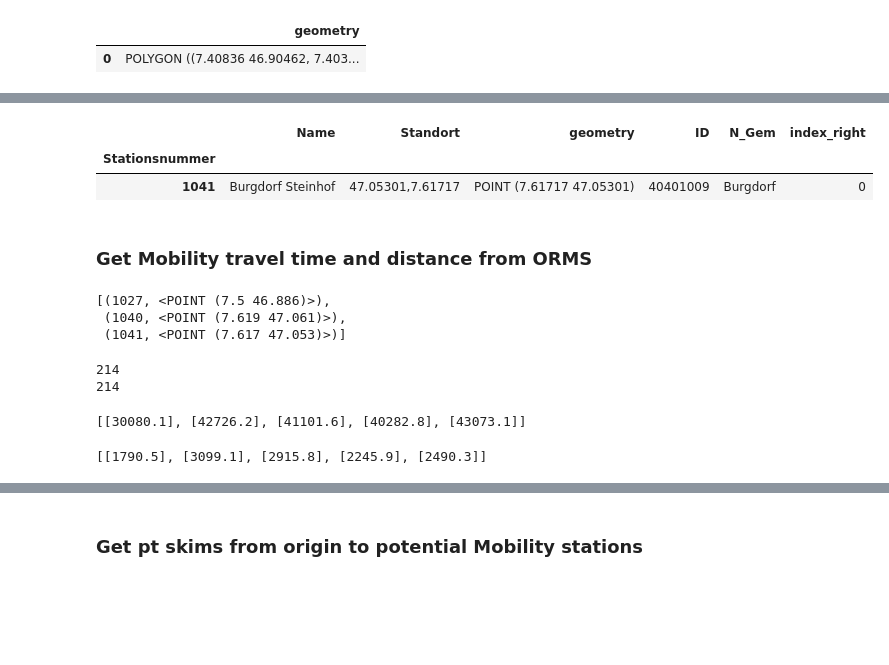
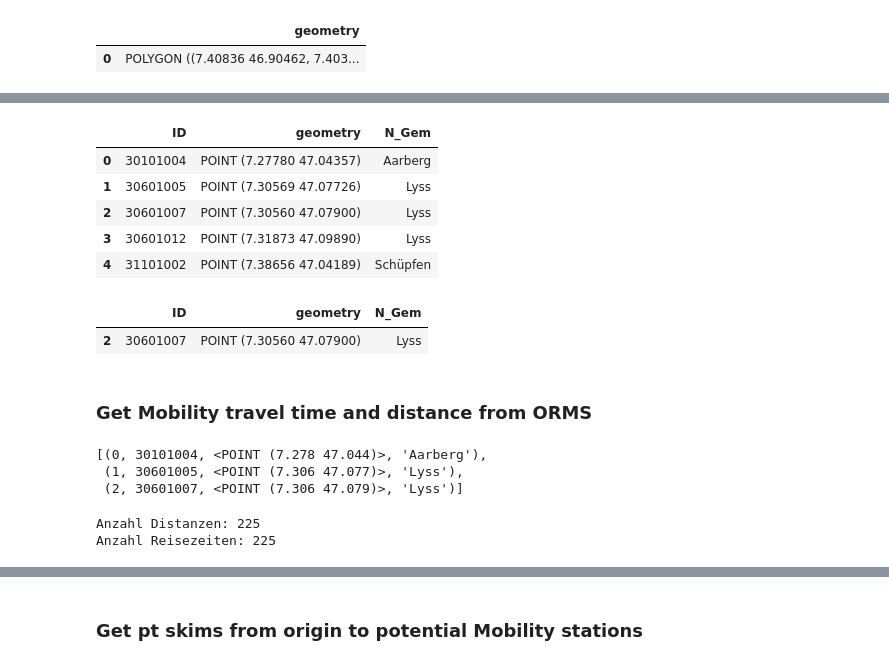
Before and after one commit to jlieberherr/mobility-station-finder, a Jupyter notebook: mobility-station-finder.ipynb, the cells around one changed output, grey strips where cells are left out. Drawn from its saved outputs; the diff is of its cells as text; code cells hidden in the pictures; blank space fills up the shorter version.

```diff
--- a/mobility-station-finder.ipynb
+++ b/mobility-station-finder.ipynb
@@ -163,3 +133,3 @@ df_dest = gpd.GeoDataFrame({'geometry': [dest_point]}, crs="EPSG:4326")
 # %%
-orig_zone = gpd.sjoin(df_orig, df_npvm_zones)
-dest_zone = gpd.sjoin(df_dest, df_npvm_zones)
+gdf_orig_with_zone = gpd.sjoin(gdf_orig, gdf_npvm_zones)[["ID", "N_Gem", "geometry"]]
+gdf_dest_zone = gpd.sjoin(gdf_orig, gdf_npvm_zones)[["ID", "N_Gem", "geometry"]]
@@ -170,4 +150,4 @@ orig_zone_id = orig_zone["ID"].item()
 # %%
-search_area_orig = gpd.GeoDataFrame(geometry=df_orig.to_crs(2026).buffer(5*1000).to_crs(4326), crs="EPSG:4326")
-search_area_dest = gpd.GeoDataFrame(geometry=df_dest.to_crs(2026).buffer(50*1000).to_crs(4326), crs="EPSG:4326")
+gdf_circle_around_orig  = gpd.GeoDataFrame(geometry=gdf_orig_with_zone.to_crs(2026).buffer(5*1000).to_crs(4326), crs="EPSG:4326")
+gdf_circle_around_dest = gpd.GeoDataFrame(geometry=gdf_dest_zone.to_crs(2026).buffer(50*1000).to_crs(4326), crs="EPSG:4326")
 # %%
@@ -198,4 +163,4 @@ mobility_zone.head()
 # %%
-orig_zone_mobility_stations = gpd.sjoin(mobility_zone, search_area_orig)
-dest_zone_mobility_stations = gpd.sjoin(mobility_zone, search_area_dest)
+gdf_npvm_zones_with_mobility_station_in_orig_circle = gpd.sjoin(gdf_npvm_zones_with_mobility_station, gdf_circle_around_orig)
+gdf_npvm_zones_with_mobility_station_in_dest_circle = gpd.sjoin(gdf_npvm_zones_with_mobility_station, gdf_circle_around_dest)
 # %%
@@ -209,3 +190,3 @@ len(dest_zone_mobility_stations)
 # %%
-potential_mobility_stations = pd.concat([orig_zone_mobility_stations, dest_zone_mobility_stations]).groupby("Stationsnummer").first()
+gdf_npvm_zones_with_potential_mobility_station = pd.concat([gdf_npvm_zones_with_mobility_station_in_orig_circle, gdf_npvm_zones_with_mobility_station_in_dest_circle]).groupby("ID").first().reset_index().drop(["index_right"], axis=1)
 # %%
@@ -225,9 +196,17 @@ potential_mobility_stations.tail().drop(["index_right"], axis=1)
+# %%
+gdf_npvm_zones_with_potential_mobility_station.head()
+# %% [output]
+|  | ID | geometry | N_Gem |
+| 0 | 30101004 | POINT (7.27780 47.04357) | Aarberg |
+| 1 | 30601005 | POINT (7.30569 47.07726) | Lyss |
+| 2 | 30601007 | POINT (7.30560 47.07900) | Lyss |
+| 3 | 30601012 | POINT (7.31873 47.09890) | Lyss |
+| 4 | 31101002 | POINT (7.38656 47.04189) | Schüpfen |
 # %%
-potential_mobility_stations.loc[[1041]]
+gdf_npvm_zones_with_potential_mobility_station[gdf_npvm_zones_with_potential_mobility_station.ID == 30601007]
 # %% [output]
-|  | Name | Standort | geometry | ID | N_Gem | index_right |
-| Stationsnummer |  |  |  |  |  |  |
-| 1041 | Burgdorf Steinhof | 47.05301,7.61717 | POINT (7.61717 47.05301) | 40401009 | Burgdorf | 0 |
+|  | ID | geometry | N_Gem |
+| 2 | 30601007 | POINT (7.30560 47.07900) | Lyss |
 # %% [markdown]
 ### Get Mobility travel time and distance from ORMS
 # %%
@@ -235,8 +214,8 @@ potential_mobility_stations_list = list(potential_mobility_stations[["geometry"]
 # %%
-potential_mobility_stations_list[:3]
+list_npvm_zones_with_potential_mobility_station[:3]
 # %% [output]
-[(1027, <POINT (7.5 46.886)>),
- (1040, <POINT (7.619 47.061)>),
- (1041, <POINT (7.617 47.053)>)]
+[(0, 30101004, <POINT (7.278 47.044)>, 'Aarberg'),
+ (1, 30601005, <POINT (7.306 47.077)>, 'Lyss'),
+ (2, 30601007, <POINT (7.306 47.079)>, 'Lyss')]
 # %%
 coords_str = "{},{}".format(dest_point.x, dest_point.y)
@@ -251,14 +231,6 @@ durations = res["durations"][1:]
 # %%
-print(len(distances))
-print(len(durations))
+print("Anzahl Distanzen: {}".format(len(road_distances_from_npvm_zones_with_potential_mobility_station_to_dest_per_npvm_zone_id)))
+print("Anzahl Reisezeiten: {}".format(len(road_duration_from_npvm_zones_with_potential_mobility_station_to_dest_per_npvm_zone_id)))
 # %% [output]
-214
-214
+Anzahl Distanzen: 225
+Anzahl Reisezeiten: 225
-# %%
-distances[:5]
-# %% [output]
-[[30080.1], [42726.2], [41101.6], [40282.8], [43073.1]]
-# %%
-durations[:5]
-# %% [output]
-[[1790.5], [3099.1], [2915.8], [2245.9], [2490.3]]
```
Also changed, not shown: parts of 59 cells of this notebook.
